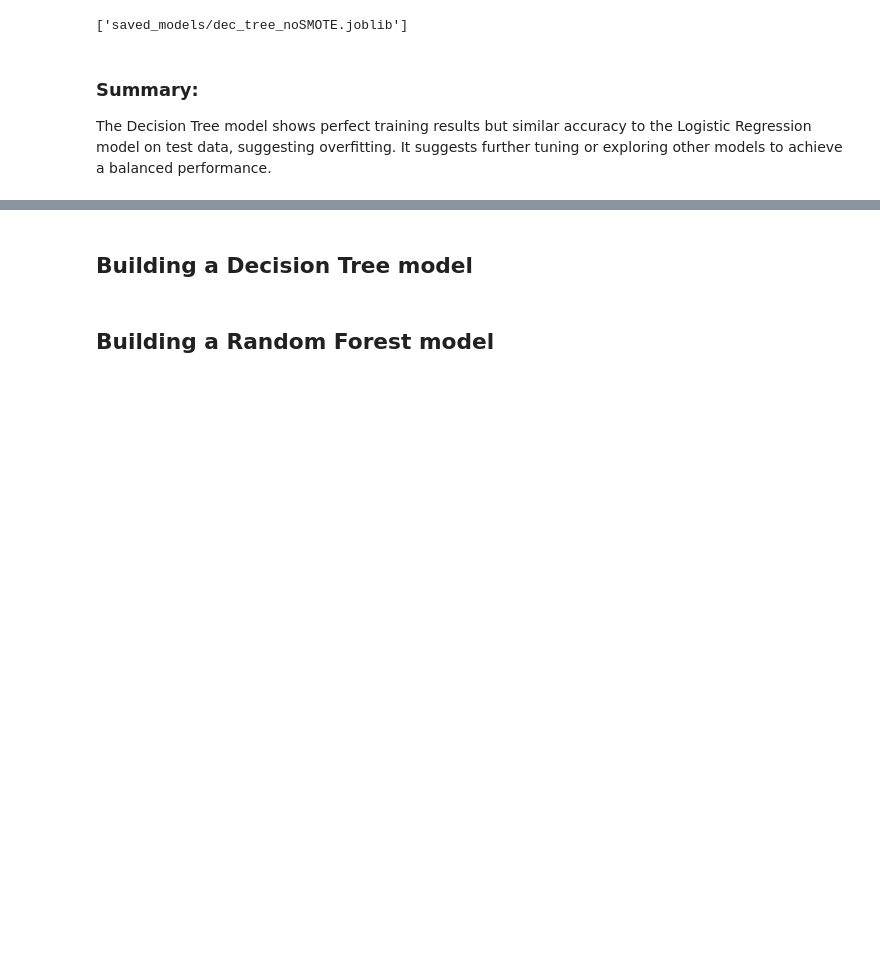
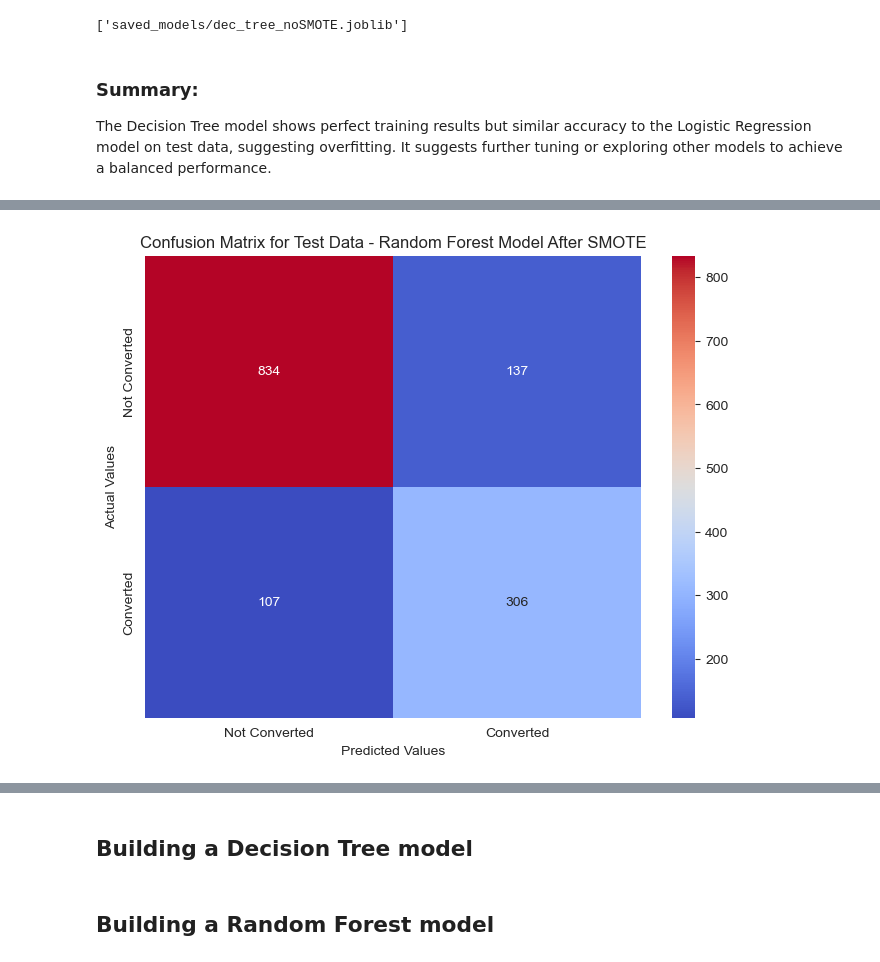
Before and after one commit to Xipilscode/Customer_Churn_ML-Predictive_Analytics, a Jupyter notebook: customer_growth.ipynb, the cells around one changed output, grey strips where cells are left out. Saved outputs shown, nothing was run; the diff lists cells and outputs as text; code cells hidden in the pictures; blank space fills up the shorter version.

```diff
--- a/customer_growth.ipynb
+++ b/customer_growth.ipynb
@@ -1098,0 +1191,8 @@ We're moving from a single Decision Tree to Random Forest, a more robust model t
+# %%
+# Apply SMOTE to training data
+smote = SMOTE(random_state=1)
+X_train_smote, y_train_smote = smote.fit_resample(X_train, y_train)
+# %%
+# Retrain Random Forest model
+rfc_smote = RandomForestClassifier(random_state=1)
+rfc_smote.fit(X_train_smote, y_train_smote)
@@ -1098,0 +1204,3 @@ We're moving from a single Decision Tree to Random Forest, a more robust model t
+# %%
+# Predict on test set
+y_test_pred_rfc_smote = rfc_smote.predict(X_test)
@@ -1098,0 +1241,14 @@ We're moving from a single Decision Tree to Random Forest, a more robust model t
+# %%
+# Plot confusion matrix for test set
+cm_test_rfc_smote = confusion_matrix(y_test, y_test_pred_rfc_smote)
+plt.figure(figsize=(8, 6))
+sns.heatmap(cm_test_rfc_smote, annot=True, fmt="d", cmap='coolwarm',
+            xticklabels=['Not Converted', 'Converted'],
+            yticklabels=['Not Converted', 'Converted'])
+plt.title('Confusion Matrix for Test Data - Random Forest Model After SMOTE')
+plt.ylabel('Actual Values')
+plt.xlabel('Predicted Values')
+plt.savefig('images/conf_matrix_test_dec_tree_SMOTE.png',  dpi=300)
+plt.show()
+# %% [output]
+[figure, added]
```
Also changed, not shown: parts of 32 cells of this notebook.
